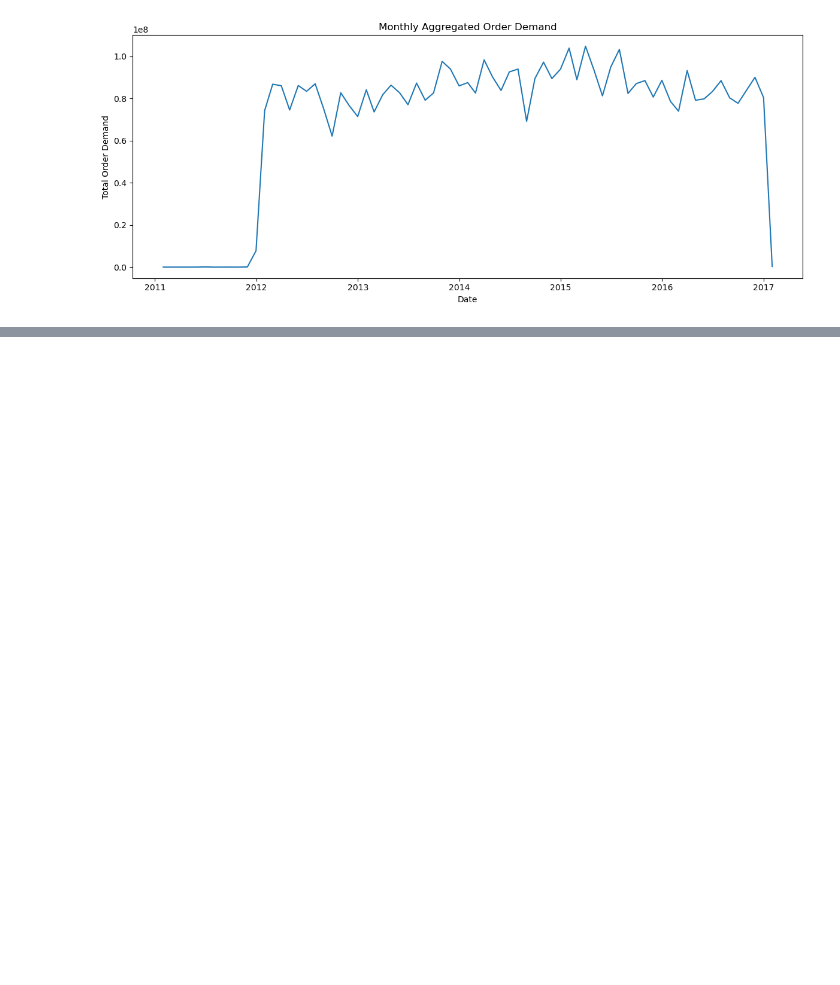
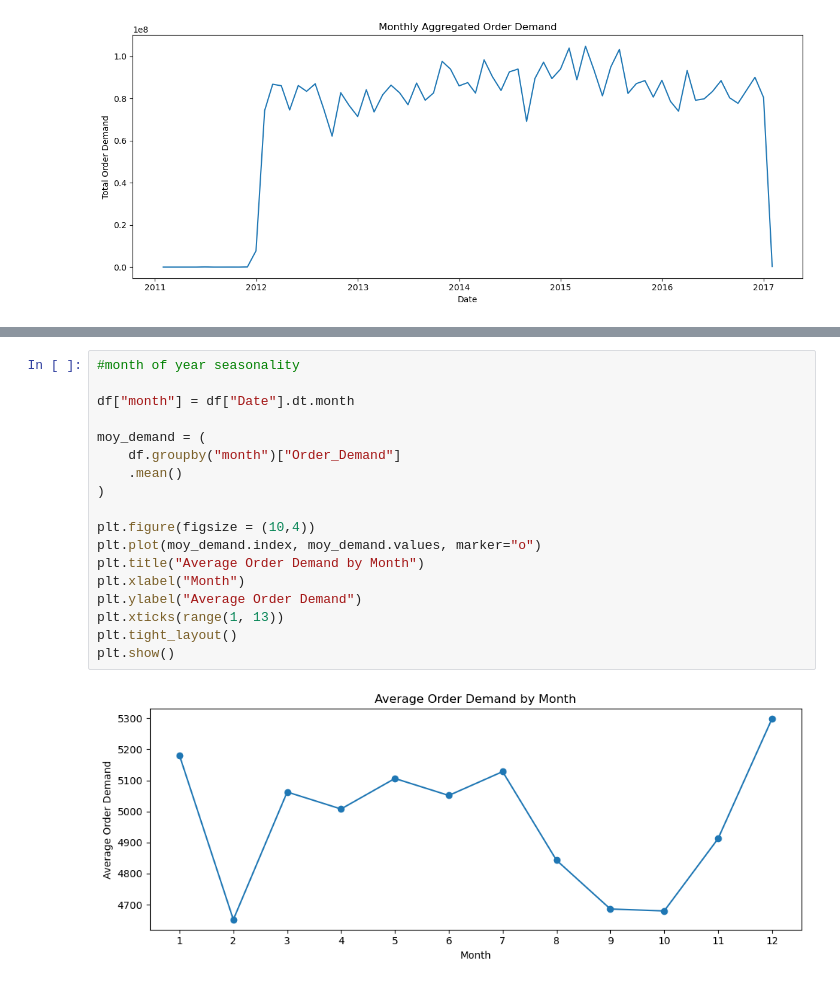
Before and after one commit to Jenish045/drift-aware-demand-forecasting-ml, a Jupyter notebook: notebooks/01_data_overview.ipynb, the cells around one changed output, grey strips where cells are left out. Saved outputs shown, nothing was run; the diff lists cells and outputs as text; blank space fills up the shorter version.

```diff
--- a/notebooks/01_data_overview.ipynb
+++ b/notebooks/01_data_overview.ipynb
@@ -115,0 +143,20 @@ plt.show()
+# %%
+#month of year seasonality
+
+df["month"] = df["Date"].dt.month
+
+moy_demand = (
+    df.groupby("month")["Order_Demand"]
+    .mean()
+)
+
+plt.figure(figsize = (10,4))
+plt.plot(moy_demand.index, moy_demand.values, marker="o")
+plt.title("Average Order Demand by Month")
+plt.xlabel("Month")
+plt.ylabel("Average Order Demand")
+plt.xticks(range(1, 13))
+plt.tight_layout()
+plt.show()
+# %% [output]
+[figure, added]
```
Also changed, not shown: parts of 3 cells of this notebook.
